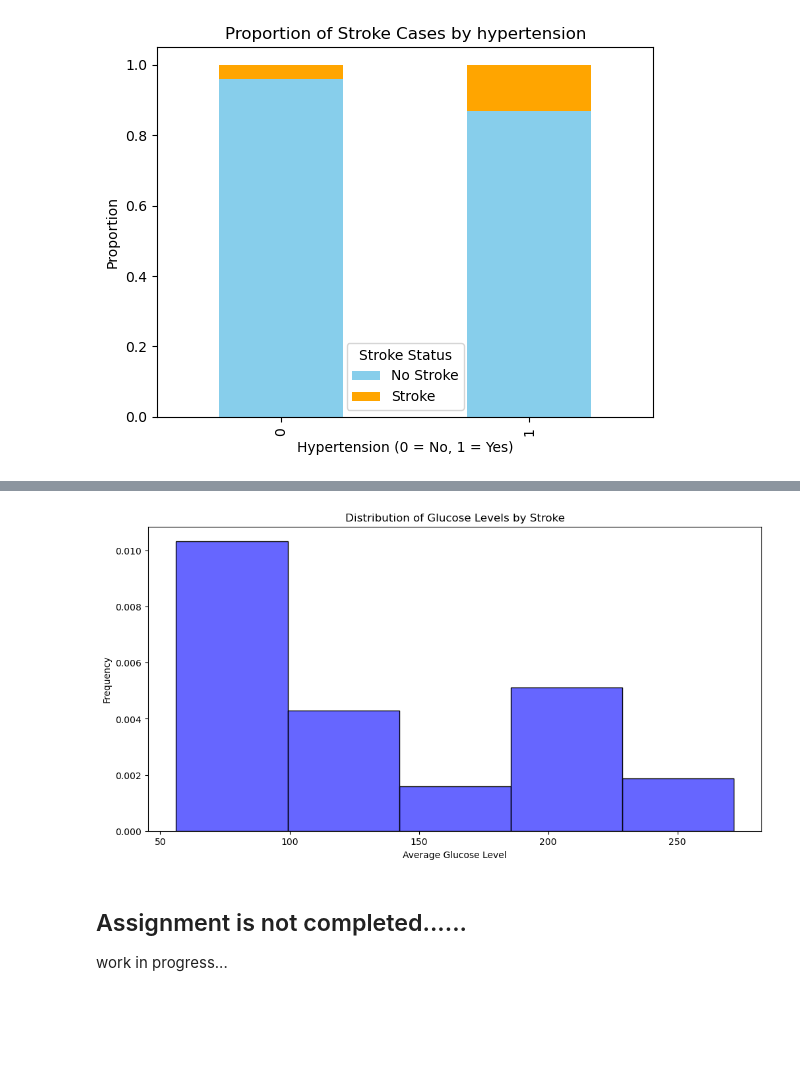
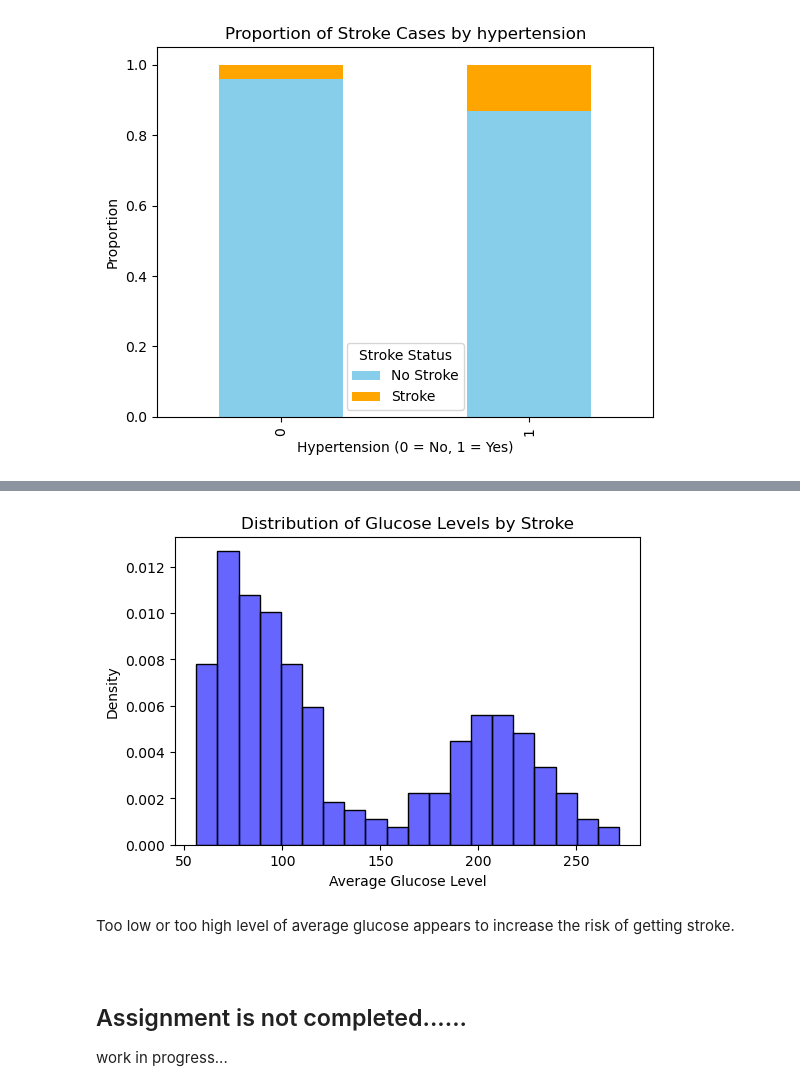
Before and after one commit to shlemondev/su-mt4007, a Jupyter notebook: HW3/HW3.ipynb, the cells around one changed output, grey strips where cells are left out. Cells and saved outputs as stored; diff of their text form; code cells hidden in the pictures; blank space fills up the shorter version.

```diff
--- a/HW3/HW3.ipynb
+++ b/HW3/HW3.ipynb
@@ -413,17 +455,26 @@ It appears that smoking status does not effect the risk of getting stroke.
 # %%
+
 stroke_data = df_strokes[df_strokes['stroke'] == 1]
 
-plt.figure(figsize=(12, 6))
+plt.figure(figsize=(6, 4))
 
 # Histogram for patients with stroke
-sns.histplot(stroke_data['avg_glucose_level'], bins=5, color='blue', alpha=0.6, label='Stroke', stat='density')
+sns.histplot(stroke_data['avg_glucose_level'], bins=20, color='blue', alpha=0.6, label='Stroke', stat='density')
 
 plt.title('Distribution of Glucose Levels by Stroke')
 plt.xlabel('Average Glucose Level')
-plt.ylabel('Frequency')
+plt.ylabel('Density')
 plt.show()
+
+# Filter warnings
+warnings.filterwarnings("ignore")
 # %% [output]
-[figure, old version]
+[figure, new version]
+# %% [markdown]
+
+Too low or too high level of average glucose appears to increase the risk of getting stroke.
+
+#
 # %% [markdown]
 ## Assignment is not completed......
 
```
Also changed, not shown: parts of 9 cells of this notebook, 2 other files.
